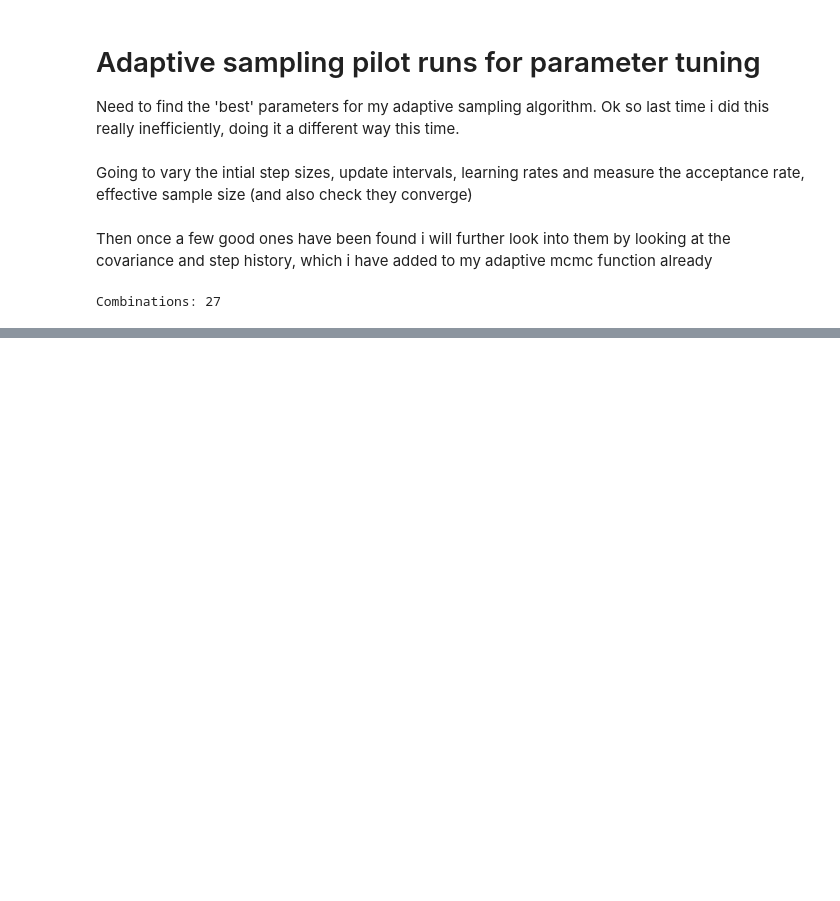
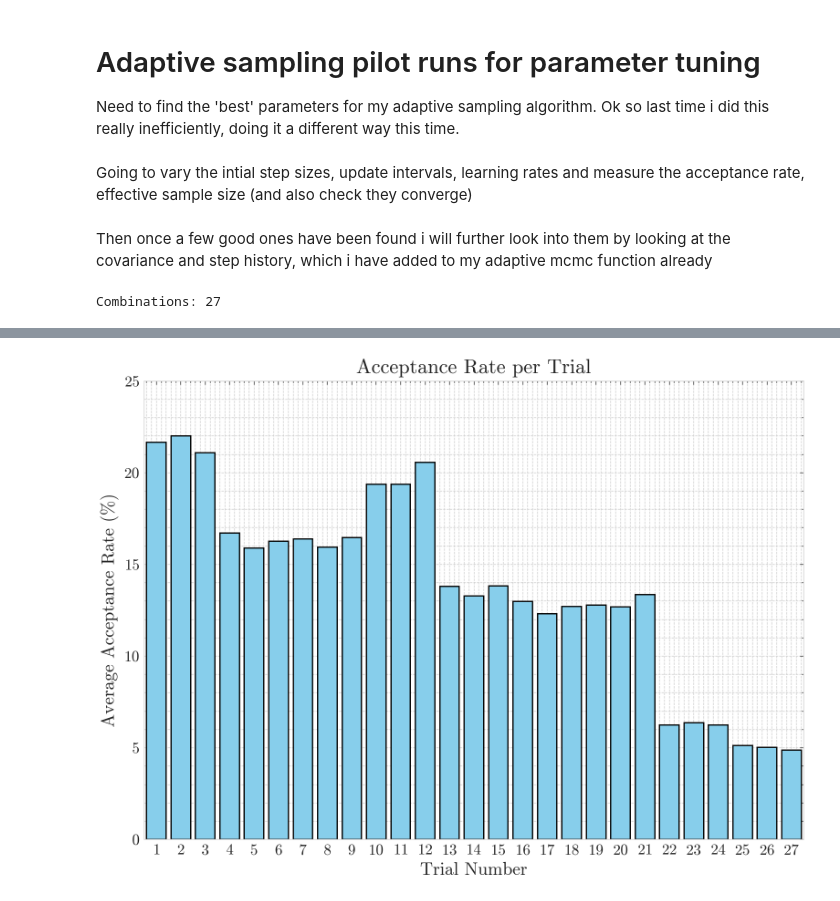
Before and after one commit to josephasal/cosmo_inference, a Jupyter notebook: mcmc/tuning_mcmc.ipynb, the cells around one changed output, grey strips where cells are left out. Cells and saved outputs as stored; diff of their text form; code cells hidden in the pictures; blank space fills up the shorter version.

```diff
--- a/mcmc/tuning_mcmc.ipynb
+++ b/mcmc/tuning_mcmc.ipynb
@@ -162,3 +162,6 @@ results_df = pd.DataFrame(results)
 #save it as a csv so i dont have to run this again incase
 results_df.to_csv("adaptive_mcmc_results.csv", index=False)
 #downlaoded on the google colab tab
+
+#append df to have number of the trial to keep track
+results_df['trial'] = np.arange(1, len(results_df) +1)
@@ -164,0 +186,23 @@ results_df.to_csv("adaptive_mcmc_results.csv", index=False)
+# %%
+import scienceplots
+
+
+plt.style.use(['science', 'no-latex'])
+
+plt.figure(figsize=(8,6))
+plt.bar(results_df['trial'], results_df['avg_alpha']*100,
+        width=0.8, color='skyblue', edgecolor='black')
+plt.ylim(0,25)
+plt.xlim([0.5,len(results_df)+0.5])
+plt.xlabel('Trial Number')
+plt.ylabel('Average Acceptance Rate (%)')
+plt.title('Acceptance Rate per Trial')
+plt.xticks(np.linspace(1,27,27))
+plt.grid(True, which='both', axis='both', linestyle='--', linewidth=0.5)
+
+
+plt.tight_layout()
+
+plt.show()
+# %% [output]
+[figure, added]
```
Also changed, not shown: parts of 8 cells of this notebook.
